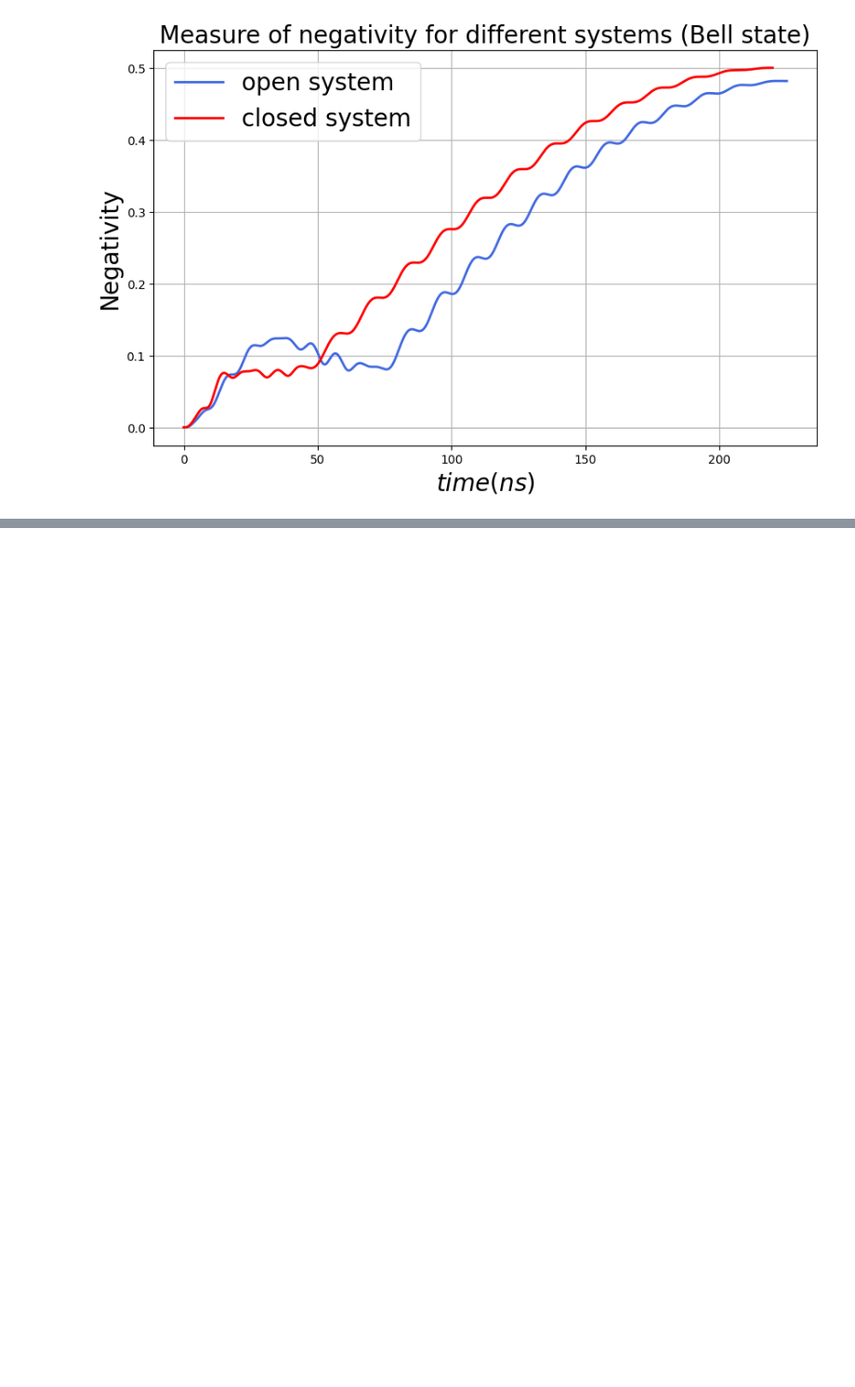
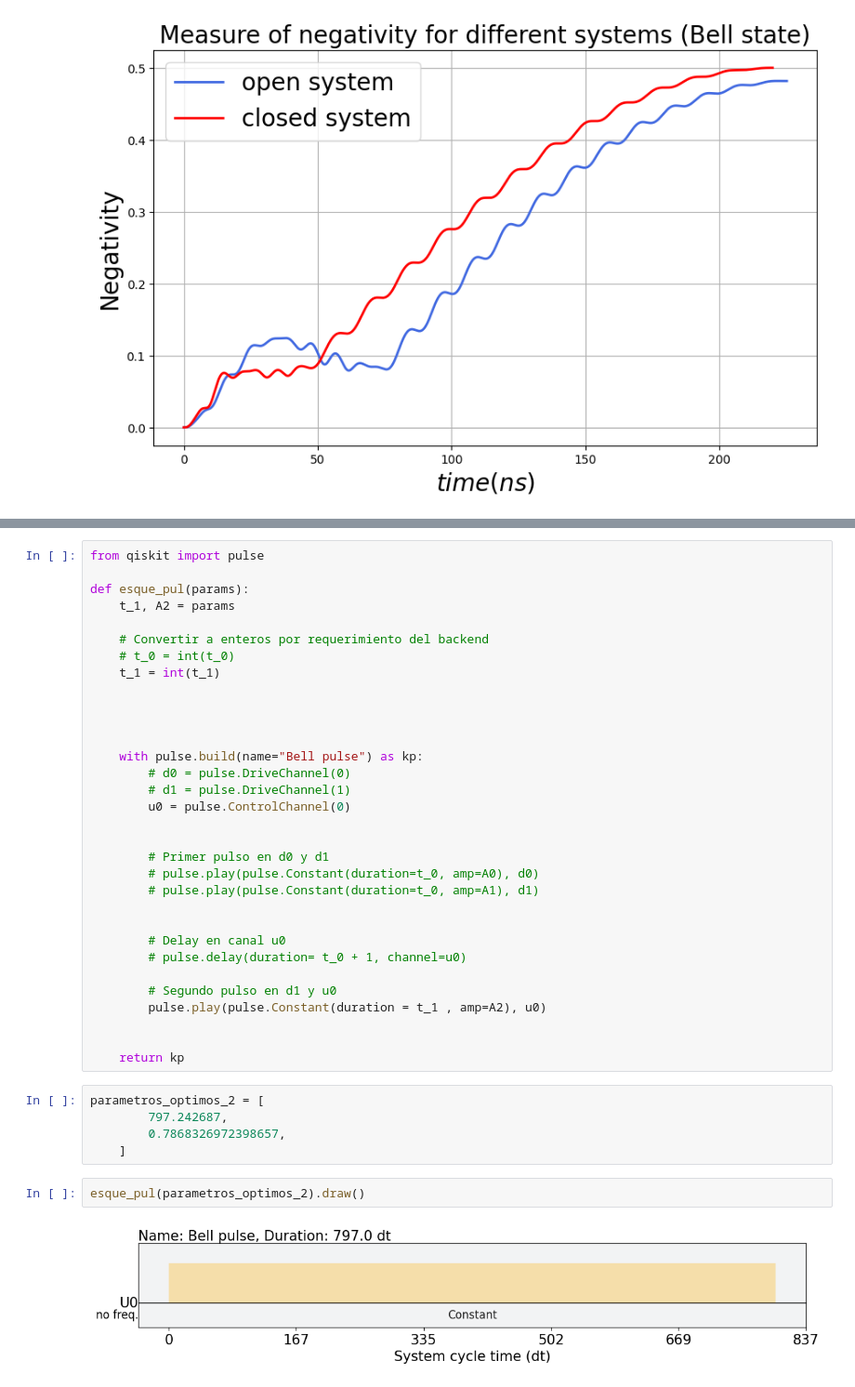
Before and after one commit to delaossaramiro/reparing-pre-established-quantum-correlations-with-pulse-level-control, a Jupyter notebook: Lindblad_equation/polulation_negativity_two_qubits_open_and_close_system.ipynb, the cells around one changed output, grey strips where cells are left out. Shown at 93% size. Cells and saved outputs as stored; diff of their text form; blank space fills up the shorter version.

```diff
--- a/Lindblad_equation/polulation_negativity_two_qubits_open_and_close_system.ipynb
+++ b/Lindblad_equation/polulation_negativity_two_qubits_open_and_close_system.ipynb
@@ -521,0 +1914,41 @@ NameError: name 'evol_open' is not defined
+# %%
+from qiskit import pulse
+
+def esque_pul(params):
+    t_1, A2 = params
+
+    # Convertir a enteros por requerimiento del backend
+    # t_0 = int(t_0)
+    t_1 = int(t_1)
+
+
+
+
+    with pulse.build(name="Bell pulse") as kp:
+        # d0 = pulse.DriveChannel(0)
+        # d1 = pulse.DriveChannel(1)
+        u0 = pulse.ControlChannel(0)
+
+
+        # Primer pulso en d0 y d1
+        # pulse.play(pulse.Constant(duration=t_0, amp=A0), d0)
+        # pulse.play(pulse.Constant(duration=t_0, amp=A1), d1)
+
+
+        # Delay en canal u0
+        # pulse.delay(duration= t_0 + 1, channel=u0)
+
+        # Segundo pulso en d1 y u0
+        pulse.play(pulse.Constant(duration = t_1 , amp=A2), u0)
+
+
+    return kp
+# %%
+parametros_optimos_2 = [
+        797.242687,
+        0.7868326972398657,
+    ]
+# %%
+esque_pul(parametros_optimos_2).draw()
+# %% [output]
+[figure, added]
```
Also changed, not shown: parts of 42 cells of this notebook.
